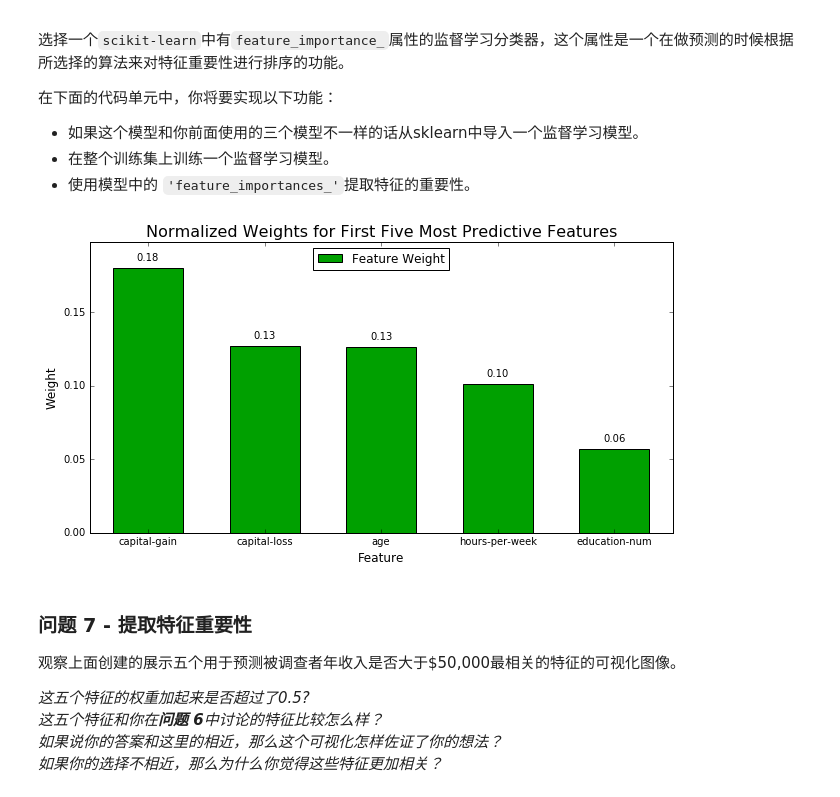
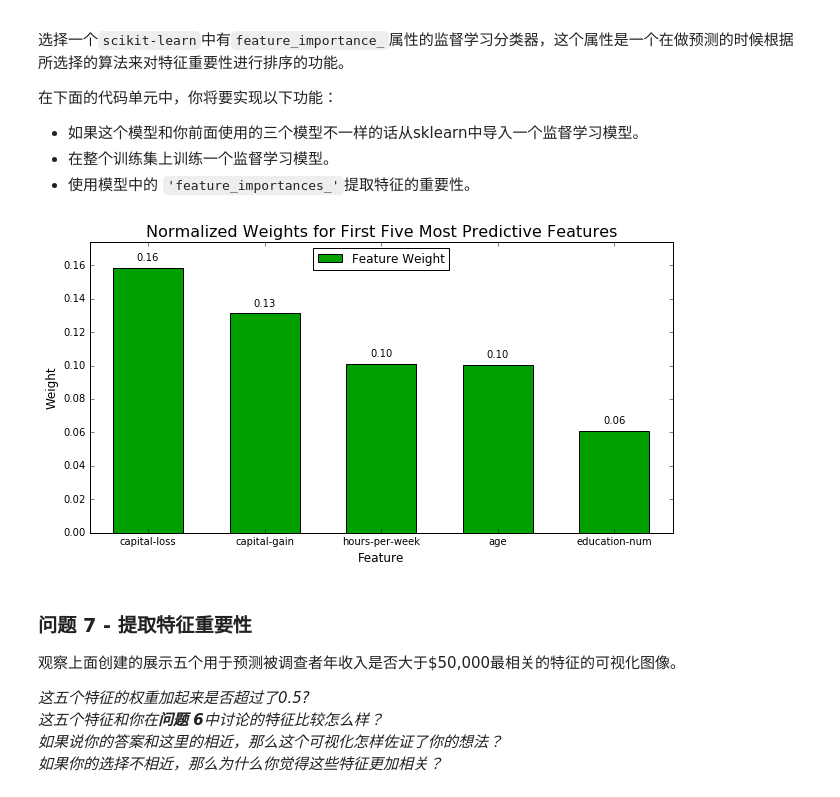
Before and after one commit to HaishuoFang/Finding-Donors-for-CharityML, a Jupyter notebook: finding_donors.ipynb, the cells around one changed output. Drawn from its saved outputs; the diff is of its cells as text; code cells hidden in the pictures.

```diff
--- a/finding_donors.ipynb
+++ b/finding_donors.ipynb
@@ -467,16 +467,16 @@ GradientBoostingClassifier trained on 28941 samples.
 from sklearn.model_selection import GridSearchCV
 from sklearn.metrics import make_scorer
 # TODO：初始化分类器
-clf = GradientBoostingClassifier(learning_rate=0.1, min_samples_split=280,min_samples_leaf=28,max_depth=3,max_features='sqrt',random_state=0)
+clf = GradientBoostingClassifier(random_state=0)
 
 # TODO：创建你希望调节的参数列表，先保证其他不变 优化弱分类器个数
-parameters = {'n_estimators':range(100,200,10)}
+parameters = {'n_estimators':range(190,250,10)}
 
 # TODO：创建一个fbeta_score打分对象
 scorer = make_scorer(fbeta_score,beta = 0.5)
 
 # TODO：在分类器上使用网格搜索，使用'scorer'作为评价函数
-grid_obj = GridSearchCV(clf,param_grid = parameters,scoring = scorer,cv = 10)
+grid_obj = GridSearchCV(clf,param_grid = parameters,scoring = scorer,cv = 10,n_jobs =4 )
 
 # TODO：用训练数据拟合网格搜索对象并找到最佳参数
 grid_obj.fit(X_train,y_train)
@@ -511,7 +511,7 @@ Final F-score on the validation data: 0.7539
 # %%
 #调节关于DT的参数
 parameters2 = {'max_depth':range(3,10,2), 'min_samples_split':range(30,231,50)}
-clf2 = GradientBoostingClassifier(learning_rate=0.1, n_estimators = 180,min_samples_split=280,min_samples_leaf=28,max_depth=3,max_features='sqrt',random_state=0)
+clf2 = GradientBoostingClassifier(learning_rate=0.1, n_estimators = 220,random_state=0)
 grid_obj2 = GridSearchCV(clf2,param_grid = parameters2,scoring = scorer,cv = 10,n_jobs = 4)
 grid_obj2.fit(X_train,y_train)
 print grid_obj2.grid_scores_ ,"\n",grid_obj2.best_params_
@@ -539,16 +538,0 @@ Final F-score on the validation data: 0.7582
-# %%
-#调节min_samples_leaf,max_features
-parameters3 = {'min_samples_leaf':range(20,100,10)}
-clf3 = GradientBoostingClassifier(learning_rate=0.1, n_estimators = 180,min_samples_split=80,max_depth=9,random_state=0,max_features = "sqrt")
-grid_obj3 = GridSearchCV(clf3,param_grid = parameters3,scoring = scorer,cv = 10,n_jobs = 4)
-grid_obj3.fit(X_train,y_train)
-print grid_obj3.grid_scores_ ,"\n",grid_obj3.best_params_
-best_clf = grid_obj3.best_estimator_
-best_predictions = best_clf.predict(X_val)
-# 汇报调参前和调参后的分数
-print "Unoptimized model\n------"
-print "Accuracy score on validation data: {:.4f}".format(accuracy_score(y_val, predictions))
-print "F-score on validation data: {:.4f}".format(fbeta_score(y_val, predictions, beta = 0.5))
-print "\nOptimized Model\n------"
-print "Final accuracy score on the validation data: {:.4f}".format(accuracy_score(y_val, best_predictions))
-print "Final F-score on the validation data: {:.4f}".format(fbeta_score(y_val, best_predictions, beta = 0.5))
@@ -567,10 +539,9 @@ Final F-score on the validation data: 0.7616
 # %%
 #learning-rate设为原来一半与弱分类器增加一倍
 start = time()
-best_clf = GradientBoostingClassifier(learning_rate=0.05, n_estimators = 360,min_samples_split=80,max_depth=9,random_state=0,max_features = "sqrt",
-                                 min_samples_leaf = 30)
-best_clf.fit(X_train,y_train)
-pred = best_clf.predict(X_val)
+clf3 = GradientBoostingClassifier(learning_rate=0.05, n_estimators = 220,min_samples_split=230,max_depth=5,random_state=0,max_features = "sqrt")
+clf3.fit(X_train,y_train)
+pred = clf3.predict(X_val)
 print accuracy_score(y_val, pred),fbeta_score(y_val, pred, beta = 0.5)
 end = time()
 print "训练时间是%ss"%(end - start)
@@ -629,17 +600,16 @@ Index([u'age', u'workclass', u'education_level', u'education-num',
 # %%
 # TODO：导入一个有'feature_importances_'的监督学习模型
 
 # TODO：在训练集上训练一个监督学习模型
-model = GradientBoostingClassifier(learning_rate=0.05, n_estimators = 360,min_samples_split=80,max_depth=9,random_state=0,max_features = "sqrt",
-                                 min_samples_leaf = 30)
+model =best_clf
 model.fit(X_train,y_train)
 # TODO： 提取特征重要性
 importances = model.feature_importances_
 
 # 绘图
 vs.feature_plot(importances, X_train, y_train)
 # %% [output]
-[figure, old version]
+[figure, new version]
 # %% [markdown]
 ### 问题 7 - 提取特征重要性
 观察上面创建的展示五个用于预测被调查者年收入是否大于\$50,000最相关的特征的可视化图像。
```
Also changed, not shown: parts of 14 cells of this notebook.
